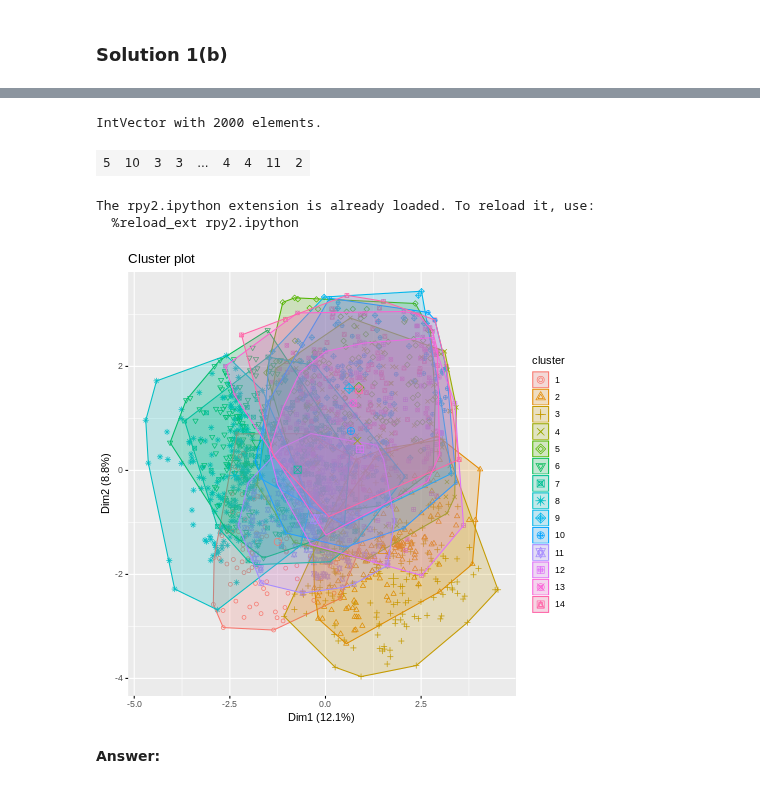
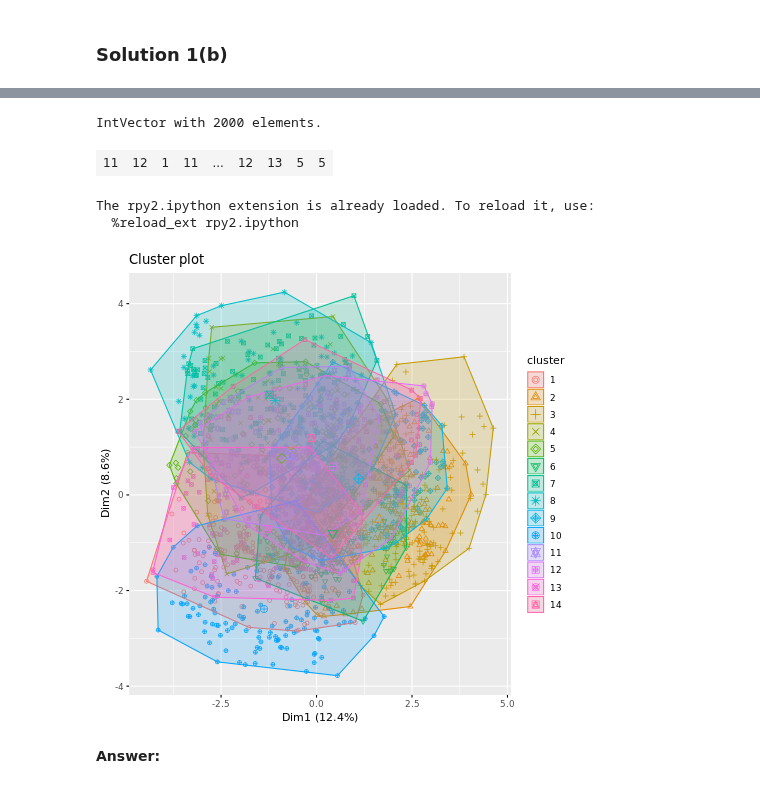
Before and after one commit to srk-apts/CS109B, a Jupyter notebook: HW/cs109b_hw5.ipynb, the cells around one changed output, grey strips where cells are left out. Cells and saved outputs as stored; diff of their text form; code cells hidden in the pictures.

```diff
--- a/HW/cs109b_hw5.ipynb
+++ b/HW/cs109b_hw5.ipynb
@@ -179,8 +194,8 @@ py_postures_df = postures_df[df_cols]
 #your code here
 clusters = len(postures_df['User'].unique())
 random.seed(109)
-kmeans_out14 = r_stats.kmeans(py_postures_df, centers=clusters, nstart=46)
-display(kmeans_out14)
-display(list(kmeans_out14.names))
+km_out14 = r_stats.kmeans(py_df_14, centers=clusters, nstart=46)
+display(km_out14)
+display(list(km_out14.names))
 # %% [output]
 ListVector with 9 elements.
@@ -201,7 +216,7 @@ ListVector with 9 elements.
  'iter',
  'ifault']
 # %%
-postures_df['Cluster14'] = np.array(kmeans_out14.rx2("cluster"))
+postures_df['Cluster14'] = np.array(km_out14.rx2("cluster"))
 # %% [markdown]
 (b) Now visualize the results for k-means on a random sample of 2,000 observations without replacement (setting 109 as the random seed when sampling), using the function `r_factoextra.fviz_cluster`. Does 14 clusters seem to make sense?
 # %% [markdown]
@@ -211,7 +226,7 @@ random.seed(109)
 sample = np.random.choice(a=postures_df.index, size=2000, replace=False)
 r_sample = rpy2.robjects.IntVector(sample+1)
 # %%
-#num_cols =
-df_dict = dict(py_postures_df)
-r_postures_df = rpy2.robjects.DataFrame(df_dict)
-r_postures_sample = r_postures_df.rx(r_sample, True)
+df_dict = dict(py_df_14[num_cols])
+r_df = rpy2.robjects.DataFrame(df_dict)
+r_sample_df = r_df.rx(r_sample, True)
+r_sample_df
@@ -218,9 +245,9 @@ r_postures_sample = r_postures_df.rx(r_sample, True)
 # %%
-km_sample14 = kmeans_out14.rx2('cluster').rx(r_sample)
+km_sample14 = km_out14.rx2('cluster').rx(r_sample)
 km_sample14
 # %% [output]
 IntVector with 2000 elements.
-| 5 | 10 | 3 | 3 | ... | 4 | 4 | 11 | 2 |
+| 11 | 12 | 1 | 11 | ... | 12 | 13 | 5 | 5 |
 # %%
 #your code here
 %load_ext rpy2.ipython
@@ -228,11 +255,10 @@ IntVector with 2000 elements.
 The rpy2.ipython extension is already loaded. To reload it, use:
   %reload_ext rpy2.ipython
 # %%
-%%R -i km_sample14 -i r_postures_sample
-#fviz_cluster(km_sample14, data=r_postures_sample, geom='point')
-fviz_cluster(list(data=r_postures_sample, cluster=km_sample14), geom='point')
+%%R -i km_sample14 -i r_sample_df
+fviz_cluster(list(data=r_sample_df, cluster=km_sample14), geom='point')
 # %% [output]
-[figure, old version]
+[figure, new version]
 # %% [markdown]
 **Answer:**
 # %% [markdown]
```
Also changed, not shown: parts of 39 cells of this notebook.
